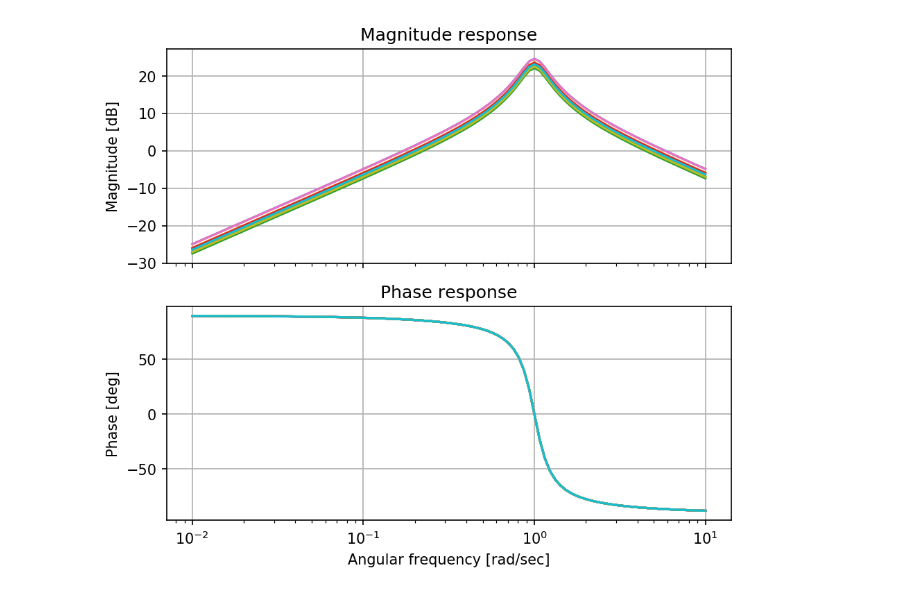
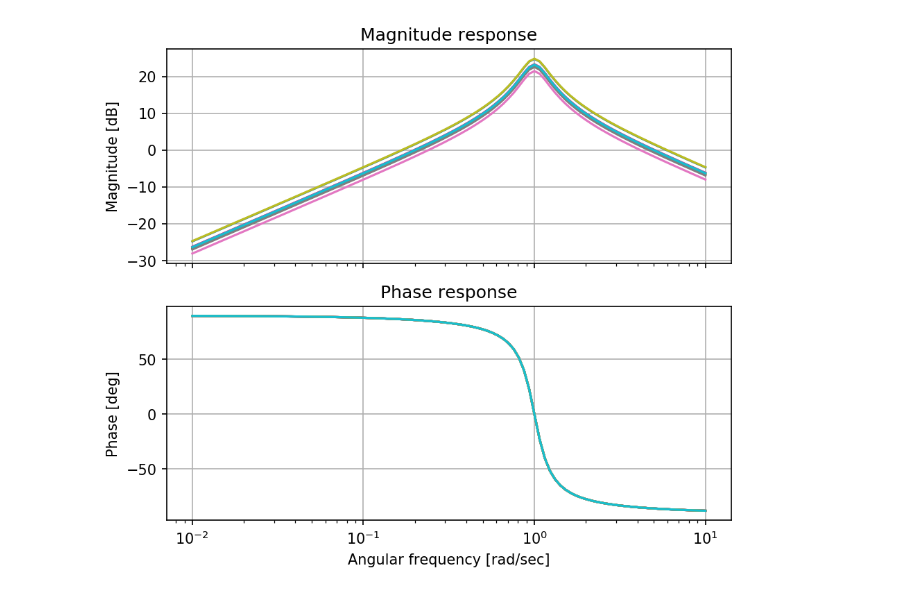
Before and after one commit to AlejandroSobral/TC2, a Jupyter notebook: Ejemplo pasabanda/Pasabanda - ejemplo.ipynb, the cells around one changed output. Saved outputs shown, nothing was run; the diff lists cells and outputs as text; code cells hidden in the pictures.

```diff
--- a/Ejemplo pasabanda/Pasabanda - ejemplo.ipynb
+++ b/Ejemplo pasabanda/Pasabanda - ejemplo.ipynb
@@ -12,8 +12,8 @@ import numpy as np
 from splane import pzmap, grpDelay, bodePlot, convert2SOS
 from scipy.signal import TransferFunction
 
-NN = 10 ##Numero de muestras
-tol =30 #Tolerancia porcentual
+NN = 15 ##Numero de muestras
+tol =100 #Tolerancia porcentual
 Wo = 1
 Q = 2
 B = Wo / Q
@@ -40,21 +40,21 @@ for i  in range(0,rango):
 # %%
  ## VARIO H
 NN = 10 ##Numero de muestras
-tol =30 #Tolerancia porcentual
+tol =50 #Tolerancia porcentual
 Q = 3
 B = Wo / Q
 H_todos = np.random.uniform(H * (100-tol/2)/100 , H * (100+tol/2)/100, size=NN )
 fig_dpi = 150 # dpi
 fig_hd2 = plt.figure('Variacion H', figsize=(fig_sz_x, fig_sz_y), dpi= fig_dpi, facecolor='w', edgecolor='k')
 axes_hd2 = fig_hd2.subplots(2, 1, sharex='col')
 fig_id = fig_hd2.number
 
 
 for i  in range(0,rango):
 
     num = [H_todos[i], 0]
     den = [1, Wo/Q, Wo]
     respuesta = TransferFunction(num, den)
     bodePlot(respuesta, fig_id)
 # %% [output]
-[figure, old version]
+[figure, new version]
```
Also changed, not shown: parts of 1 cell of this notebook.
